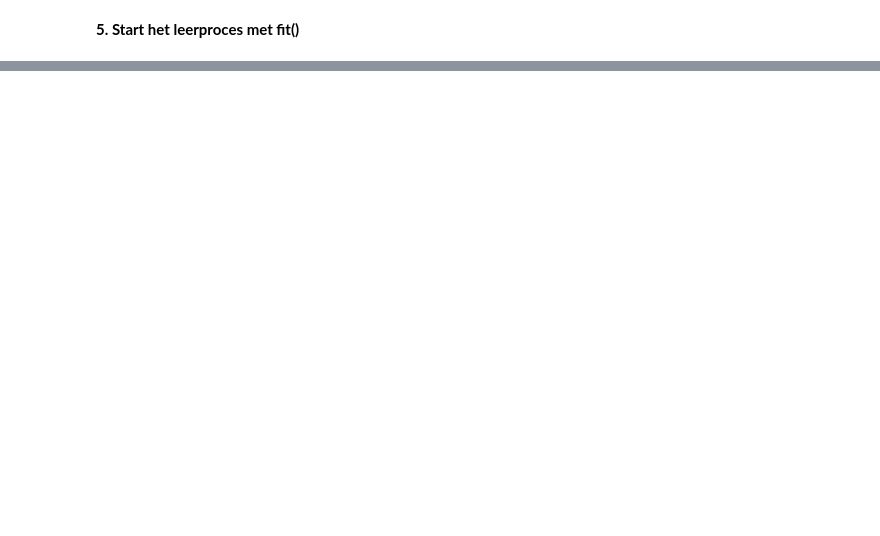
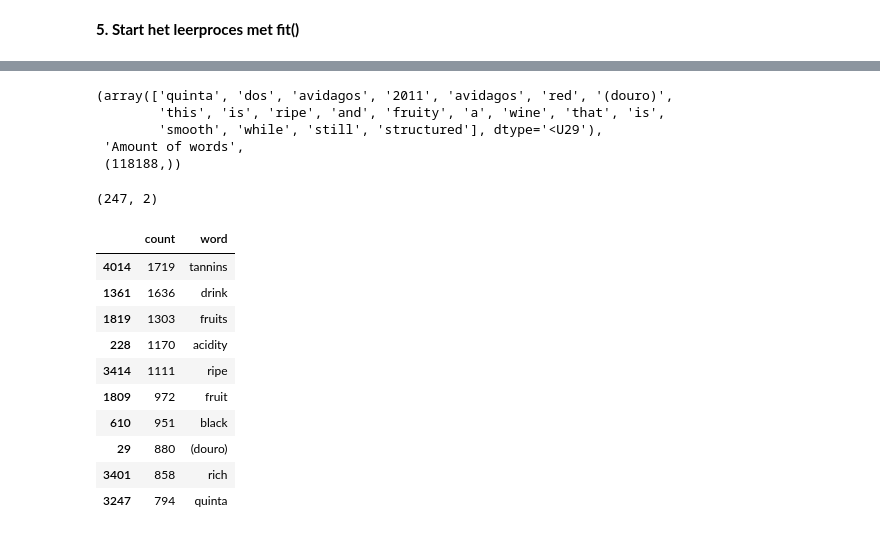
Before and after one commit to darkraisisi/cm_wine, a Jupyter notebook: Computional Modelling Wine Casus.ipynb, the cells around one changed output, grey strips where cells are left out. Drawn from its saved outputs; the diff is of its cells as text; code cells hidden in the pictures; blank space fills up the shorter version.

```diff
--- a/Computional Modelling Wine Casus.ipynb
+++ b/Computional Modelling Wine Casus.ipynb
@@ -204,0 +363,9 @@ np.sqrt(mean_squared_error(y_test,y_pred))
+# %%
+allWordsSeperated = np.char.lower(allWordsSeperated)
+(allWordsSeperated[:20],'Amount of words',allWordsSeperated.shape)
+# %% [output]
+(array(['quinta', 'dos', 'avidagos', '2011', 'avidagos', 'red', '(douro)',
+        'this', 'is', 'ripe', 'and', 'fruity', 'a', 'wine', 'that', 'is',
+        'smooth', 'while', 'still', 'structured'], dtype='<U29'),
+ 'Amount of words',
+ (118188,))
@@ -204,0 +377,21 @@ np.sqrt(mean_squared_error(y_test,y_pred))
+# %%
+stop_words = set(stopwords.words('english'))
+stop_words.update(['wine','red'])
+
+wordFrame['count'] = wordFrame['count'].astype(int)
+print(wordFrame.shape)
+wordFrame.drop(wordFrame[ (wordFrame['word'].isin(stop_words)) | (wordFrame['count'] < 50)].index , inplace=True)
+wordFrame.sort_values(by=['count'], ascending=False)[:10]
+# %% [output]
+(247, 2)
+|  | count | word |
+| 4014 | 1719 | tannins |
+| 1361 | 1636 | drink |
+| 1819 | 1303 | fruits |
+| 228 | 1170 | acidity |
+| 3414 | 1111 | ripe |
+| 1809 | 972 | fruit |
+| 610 | 951 | black |
+| 29 | 880 | (douro) |
+| 3401 | 858 | rich |
+| 3247 | 794 | quinta |
```
Also changed, not shown: parts of 32 cells of this notebook.
